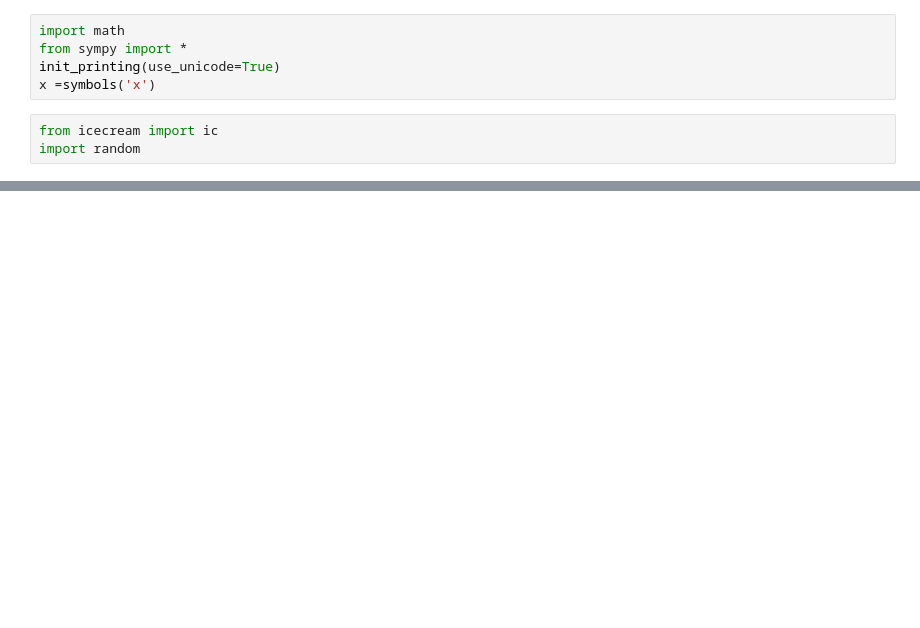
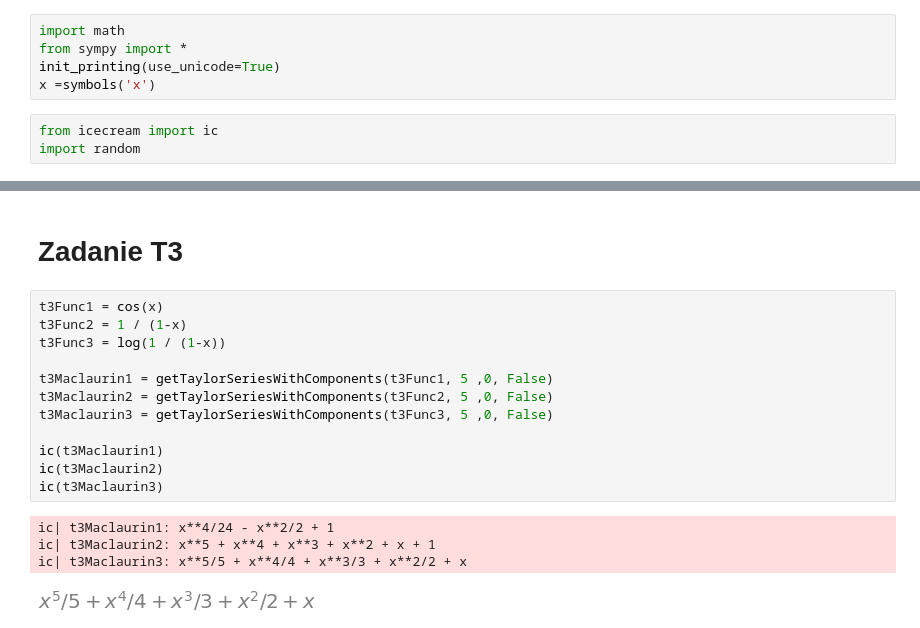
Before and after one commit to rzymski/jupyterObliczeniaNaukowe, a Jupyter notebook: szeregi.ipynb, the cells around one changed output, grey strips where cells are left out. Drawn from its saved outputs; the diff is of its cells as text; blank space fills up the shorter version.

```diff
--- a/szeregi.ipynb
+++ b/szeregi.ipynb
@@ -88,0 +106,19 @@ ic| func: sin(x), N1: 3, N2: 5, x0: 0
+# %% [markdown]
+# Zadanie T3
+# %%
+t3Func1 = cos(x)
+t3Func2 = 1 / (1-x)
+t3Func3 = log(1 / (1-x))
+
+t3Maclaurin1 = getTaylorSeriesWithComponents(t3Func1, 5 ,0, False)
+t3Maclaurin2 = getTaylorSeriesWithComponents(t3Func2, 5 ,0, False)
+t3Maclaurin3 = getTaylorSeriesWithComponents(t3Func3, 5 ,0, False)
+
+ic(t3Maclaurin1)
+ic(t3Maclaurin2)
+ic(t3Maclaurin3)
+# %% [output]
+ic| t3Maclaurin1: x**4/24 - x**2/2 + 1
+ic| t3Maclaurin2: x**5 + x**4 + x**3 + x**2 + x + 1
+ic| t3Maclaurin3: x**5/5 + x**4/4 + x**3/3 + x**2/2 + x
+[figure, added]
```
Also changed, not shown: parts of 9 cells of this notebook.
